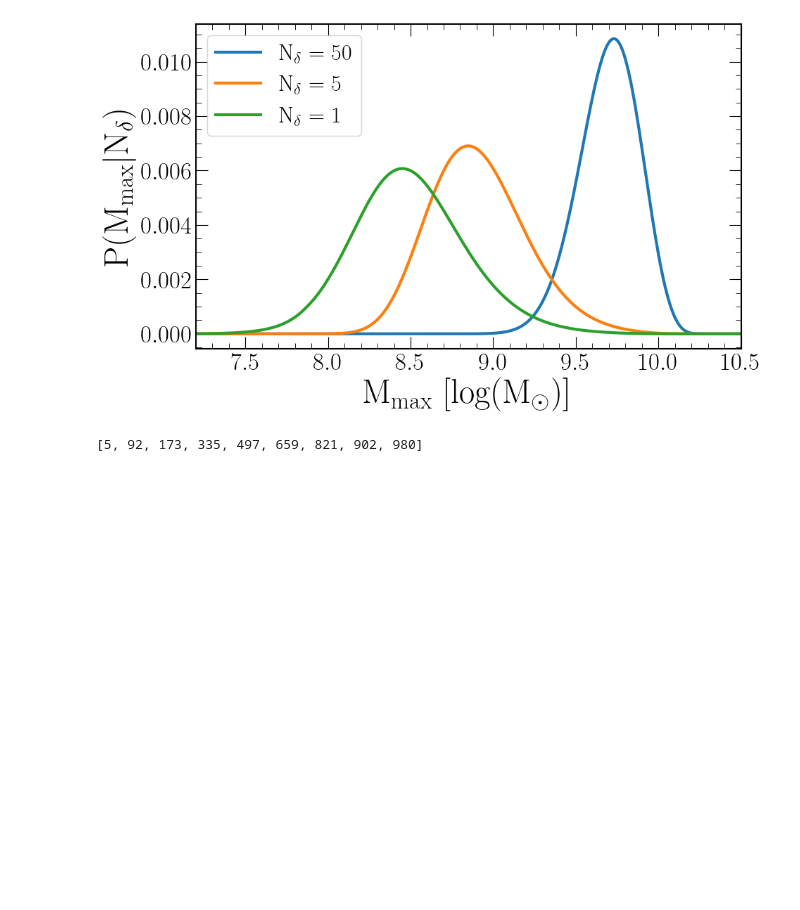
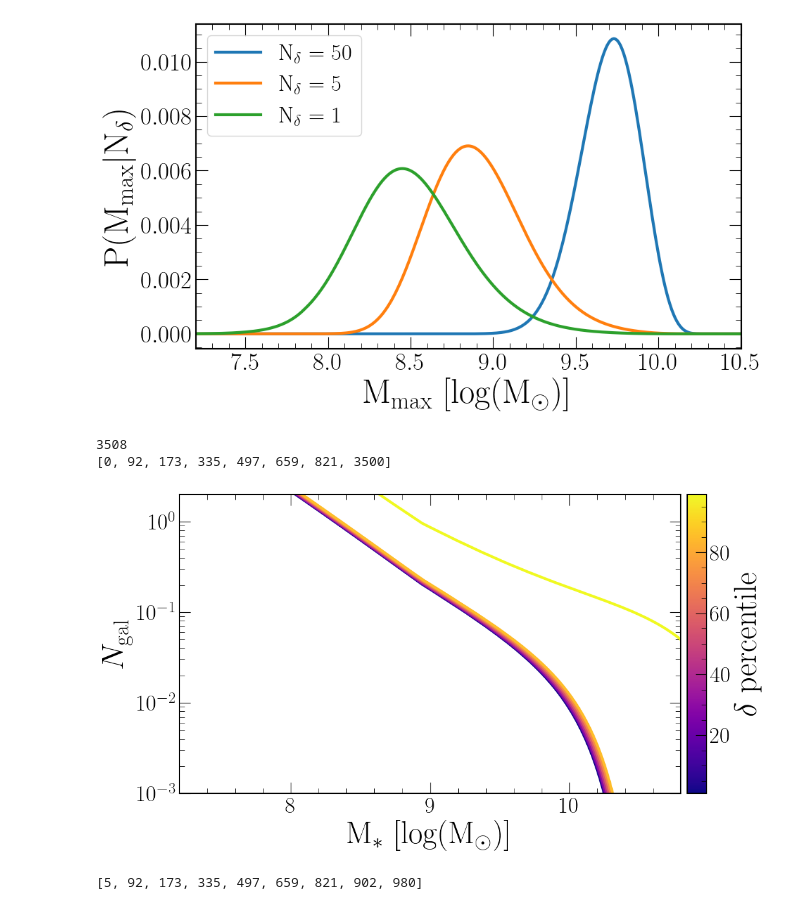
Before and after one commit to astrockragh/evstats_clustering, a Jupyter notebook: example/paper_figures_revised.ipynb, the cells around one changed output. Saved outputs shown, nothing was run; the diff lists cells and outputs as text; code cells hidden in the pictures; blank space fills up the shorter version.

```diff
--- a/example/paper_figures_revised.ipynb
+++ b/example/paper_figures_revised.ipynb
@@ -351,7 +564,7 @@ df = df1
 z_AC = z_AC1
 
 with h5py.File(f'../evstats/data/highz_small_OD_fast_0.h5','r') as hf:
-    log10m = hf['log10m'][:]+np.log10(r/0.1)
+    log10m = hf['log10m'][:]
     z = hf['z'][:]
     evs_OD = hf['evs_OD'][:]
     phi_max_conv = hf['phi_max_conv'][:]
@@ -396,10 +609,10 @@ for k in range(len(zs_EVS)):
         sbf = 0.1 + 0.02 * (z0 - 4)
     else:
         sbf = sbf_evs
-    M1 = log10m_EVS+np.log10(baryon_frac)+np.log10(sbf)-d0
+    M1 = log10m_EVS+np.log10(baryon_frac)+np.log10(sbf)-d0_EVS
     cdf =  np.cumsum(phi_max0[k]*M1)/np.sum(phi_max0[k]*M1)
     med_model = M1[np.argmin(abs(cdf-0.5))]
-    sig1_model = (M1[np.argmin(abs(cdf-norm.cdf(1)))]-med_model)
+    sig1_model = (M1[np.argmin(abs(cdf-norm.cdf(2)))]-med_model)/2
     sig1_model = np.sqrt(sig1_model**2+sig_mh_ms**2)
     AC_idx = np.argmin(np.abs(z_AC - z0))
     if z_AC[AC_idx]>z0:
@@ -416,7 +629,7 @@ df = df2
 z_AC = z_AC2
 
 with h5py.File(f'../evstats/data/highz_small_OD_fast_0.h5','r') as hf:
-    log10m = hf['log10m'][:]+np.log10(r/0.1)
+    log10m = hf['log10m'][:]
     z = hf['z'][:]
     evs_OD = hf['evs_OD'][:]
     phi_max_conv = hf['phi_max_conv'][:]
@@ -437,7 +650,7 @@ for i in range(len(zs)):
     if z_AC[AC_idx]>z0:
         sig1_model = CIs[i,4] - meds_cdf[i]
         sig1_model = np.sqrt(sig1_model**2+sig_mh_ms**2)
-        sig1_data = np.log10(df.iloc[AC_idx]['m2'])-np.log10(df.iloc[AC_idx]['m1'])
+        sig1_data = (np.log10(df.iloc[AC_idx]['m2'])-np.log10(df.iloc[AC_idx]['m0']))/2
         sig_dist = (np.log10(df.iloc[AC_idx]['m2'])-meds_cdf[i])/np.sqrt(sig1_data**2+sig1_model**2)
         sig_dists.append(sig_dist)
 print(max(sig_dists))
@@ -462,10 +675,10 @@ for k in range(len(zs_EVS)):
     else:
         sbf = sbf_evs
 
-    M1 = log10m_EVS+np.log10(baryon_frac)+np.log10(sbf)-d0
+    M1 = log10m_EVS+np.log10(baryon_frac)+np.log10(sbf)-d0_EVS
     cdf =  np.cumsum(phi_max0[k]*M1)/np.sum(phi_max0[k]*M1)
     med_model = M1[np.argmin(abs(cdf-0.5))]
-    sig1_model = (M1[np.argmin(abs(cdf-norm.cdf(1)))]-med_model)
+    sig1_model = (M1[np.argmin(abs(cdf-norm.cdf(2)))]-med_model)/2
     sig1_model = np.sqrt(sig1_model**2+sig_mh_ms**2)
     AC_idx = np.argmin(np.abs(z_AC - z0))
     if z_AC[AC_idx]>z0:
@@ -602,6 +906,61 @@ fig
 fig.savefig('paper/demo_NOD.png', dpi = 200, bbox_inches = 'tight')
 # %% [output]
 [figure]
+# %%
+from matplotlib import cm, colors
+from scipy.special import erfinv
+import scipy as sp
+
+lw = 3
+fig, ax = plt.subplots(figsize = (10,6))
+# sigs = [0., -2.2, -4]
+# sig_labels = [2, 0, 'Any']
+sig_labels = ['50', '5', '1']
+sig = 0
+with h5py.File(f'../evstats/data/test_OD_fast_{sig}.h5','r') as hf:
+    log10m = hf['log10m'][:]
+    z = hf['z'][:]
+    evs_OD = hf['evs_OD'][:]
+    phi_max_conv = hf['phi_max_conv'][:]
+    phi_maxs = hf['phi_maxs'][:]
+    smfs = hf['smf'][:]
+
+norm = colors.Normalize(1, 99) #sp.stats.norm.isf(2/Ntrials)
+fig, ax = plt.subplots(figsize = (10,6))
+nsamp = 50
+zidx = 0
+smf = smfs[zidx]
+print(len(smf.T))
+# idxs = [10, 40, 250]+list(np.arange(len(smfs[10]))[nsamp-10::nsamp])+[9990]
+idxs = list(np.arange(len(smf.T))[nsamp-2::nsamp])
+idxs = [5, 92, 173, 335, 497, 659, 821, 902, 980]
+idxs = [0, 92, 173, 335, 497, 659, 821, 1095]
+idxs = [0, 92, 173, 335, 497, 659, 821, 3500]
+
+
+print(idxs)
+lw = 3
+f = 1
+cmap = mpl.colormaps['plasma']
+# Take colors at regular intervals spanning the colormap.
+colors = cmap(np.linspace(0, 1, len(idxs)))
+k = 0
+for c, idx in zip(colors, idxs):
+    ax.plot(log10m[:-1], gaussian_filter(smf.T[idx], sigma = 1)*f, \
+            c = c, lw = lw, alpha = 1)
+    k+=1
+ax.set(xlim = (7.2, 10.8), ylim = (1e-3, 2.*f), yscale ='log', ylabel = r'$N_{\mathrm{gal}}$', \
+       xlabel = r'$\mathrm{M_{*}~[log(M_{\odot})]}$')
+
+# Add a colorbar without shrinking the main plot
+cbar_ax = fig.add_axes([0.91, 0.11, 0.03, 0.77])  # [left, bottom, width, height]
+fig.colorbar(cm.ScalarMappable(norm = norm, cmap=cmap), ax = ax, label = r'$\mathrm{\delta~percentile}$', pad = 0.01, cax = cbar_ax)
+fig
+# fig.savefig('paper/overdensity_sampled_percentile.png', dpi = 200, bbox_inches = 'tight')
+# %% [output]
+3508
+[0, 92, 173, 335, 497, 659, 821, 3500]
+[figure, added]
 # %%
 from matplotlib import cm, colors
 from scipy.special import erfinv
```
Also changed, not shown: parts of 30 cells of this notebook, 31 other files.
